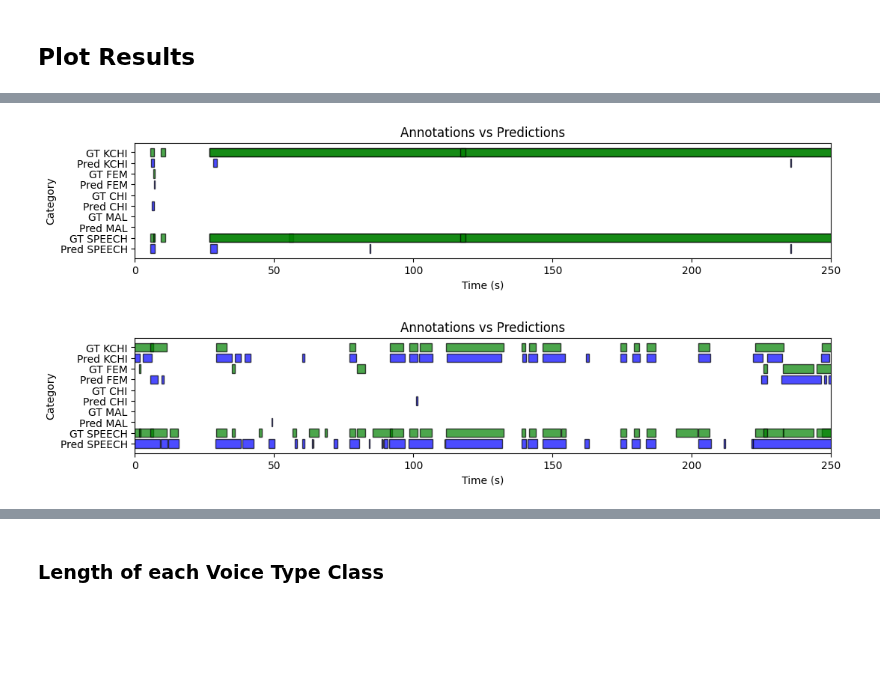
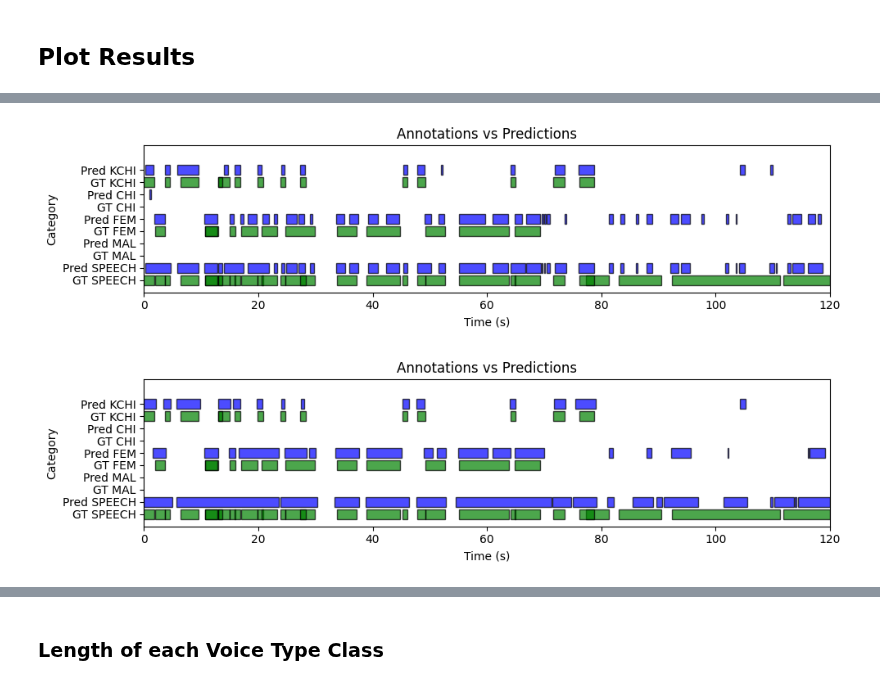
Before and after one commit to neleSuffo/naturalistic-social-analysis, a Jupyter notebook: notebooks/vtc_evaluation.ipynb, the cells around one changed output, grey strips where cells are left out. Drawn from its saved outputs; the diff is of its cells as text; code cells hidden in the pictures; blank space fills up the shorter version.

Commit message:
Improve plotting function and update compute_metrics function

```diff
--- a/notebooks/vtc_evaluation.ipynb
+++ b/notebooks/vtc_evaluation.ipynb
@@ -378,8 +391,8 @@ plot_annotations_vs_predictions('300654', "/home/nele_pauline_suffo/outputs/vtc_
-# %%
-plot_annotations_vs_predictions('300654', "/home/nele_pauline_suffo/outputs/vtc/childlens_df_duration_off_20.pkl")
-# %% [output]
-[figure, removed]
-# %%
-plot_annotations_vs_predictions('284099', "/home/nele_pauline_suffo/outputs/vtc_finetuned/childlens_df_ft.pkl")
-# %% [output]
-[figure, removed]
+# %%
+plot_annotations_vs_predictions('100898', "og", [0, 120])
+# %% [output]
+[figure, added]
+# %%
+plot_annotations_vs_predictions('100898', "ft", [0, 120])
+# %% [output]
+[figure, added]
```
Also changed, not shown: parts of 12 cells of this notebook.
